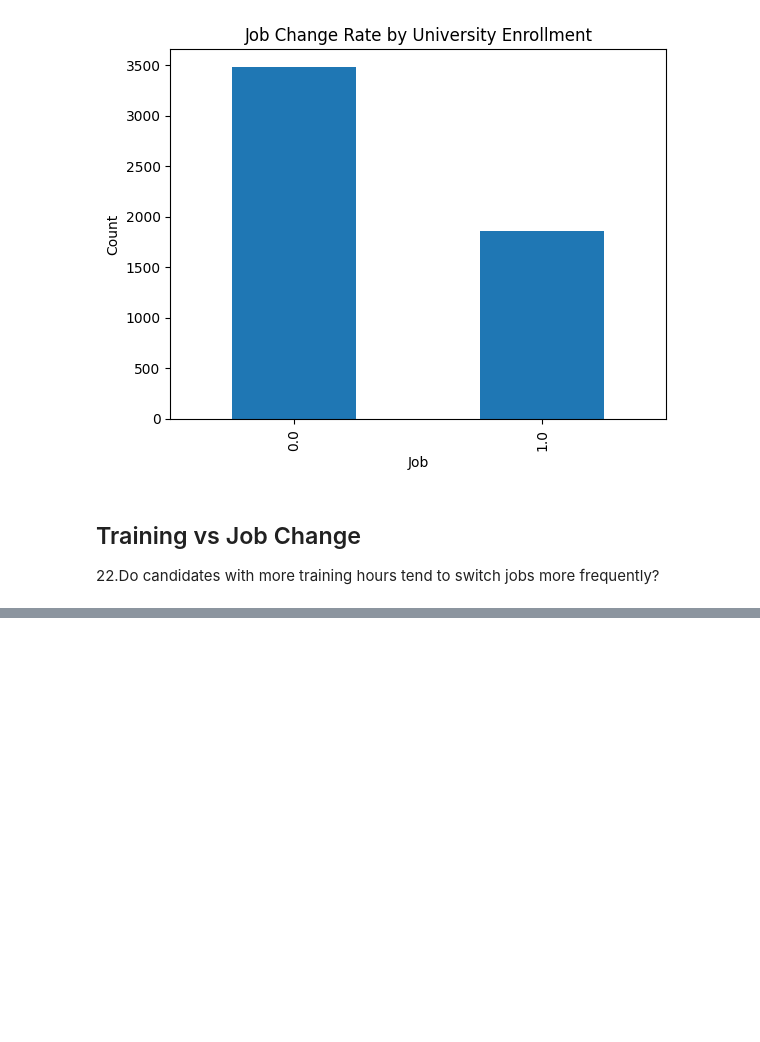
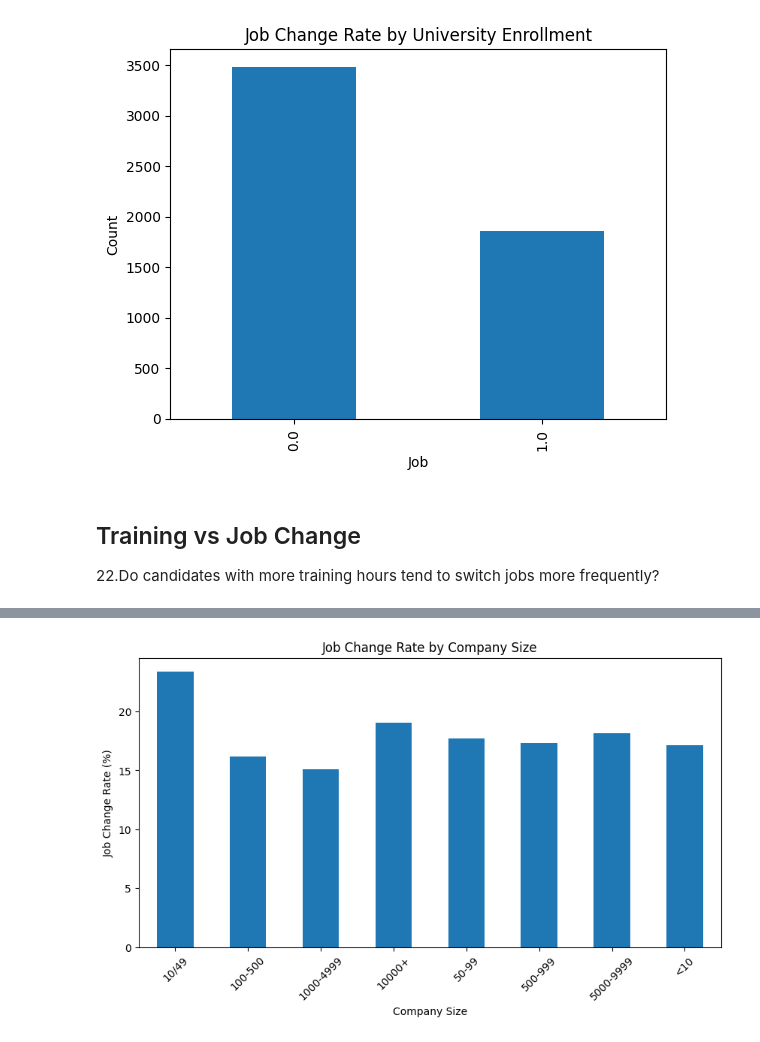
Before and after one commit to sujal-chauhan2006/EDA-Projects, a Jupyter notebook: HR_Analytics_Job_Change_EDA/HR_Analytics_Job_Change_EDA.ipynb, the cells around one changed output, grey strips where cells are left out. Cells and saved outputs as stored; diff of their text form; code cells hidden in the pictures; blank space fills up the shorter version.

```diff
--- a/HR_Analytics_Job_Change_EDA/HR_Analytics_Job_Change_EDA.ipynb
+++ b/HR_Analytics_Job_Change_EDA/HR_Analytics_Job_Change_EDA.ipynb
@@ -321,0 +408,14 @@ plt.show()
+# %%
+# 23
+avg_company_size = df.groupby('company_size')['target'].mean() * 100
+avg_company_size
+
+plt.figure(figsize=(10,5))
+avg_company_size.plot(kind='bar')
+plt.title('Job Change Rate by Company Size')
+plt.xlabel('Company Size')
+plt.ylabel('Job Change Rate (%)')
+plt.xticks(rotation=45)
+plt.show()
+# %% [output]
+[figure, added]
```
Also changed, not shown: parts of 18 cells of this notebook.
